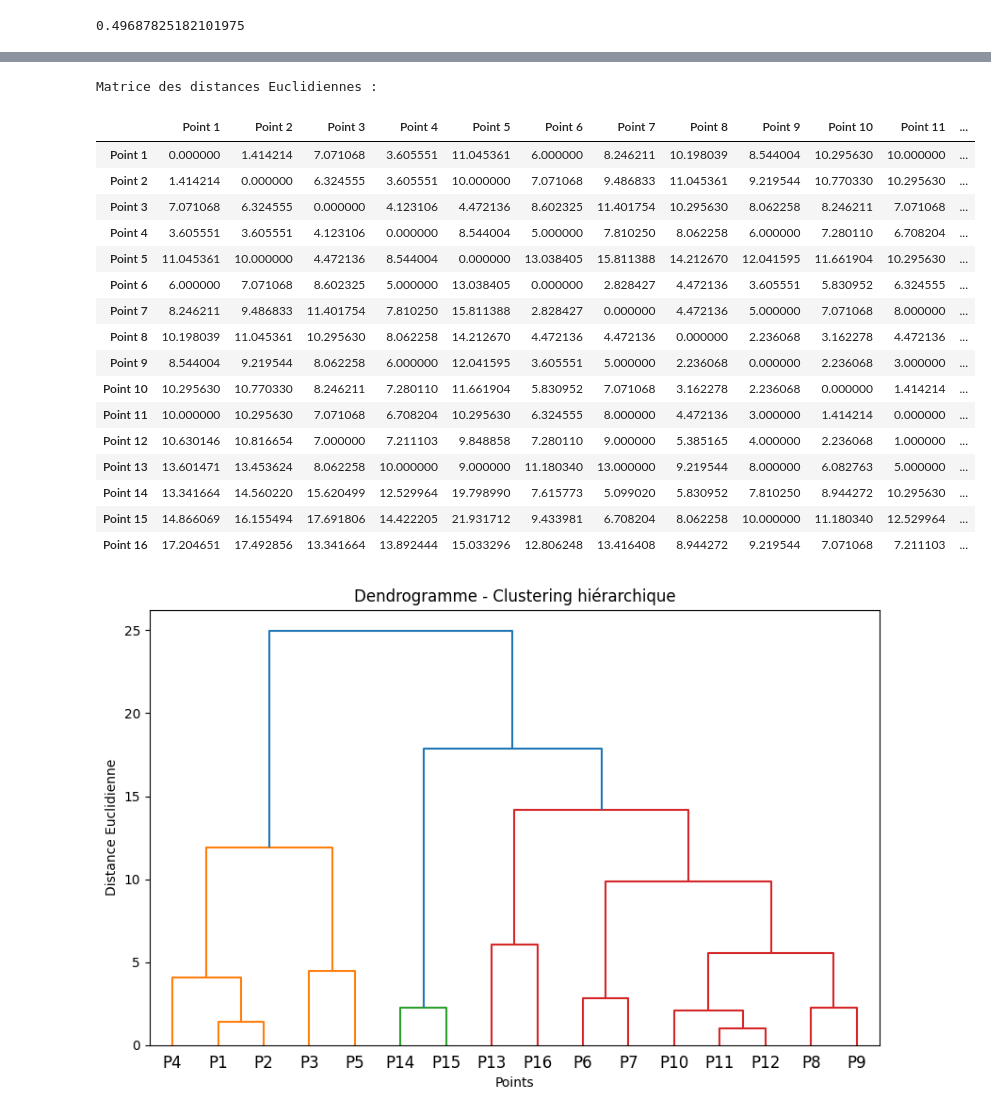
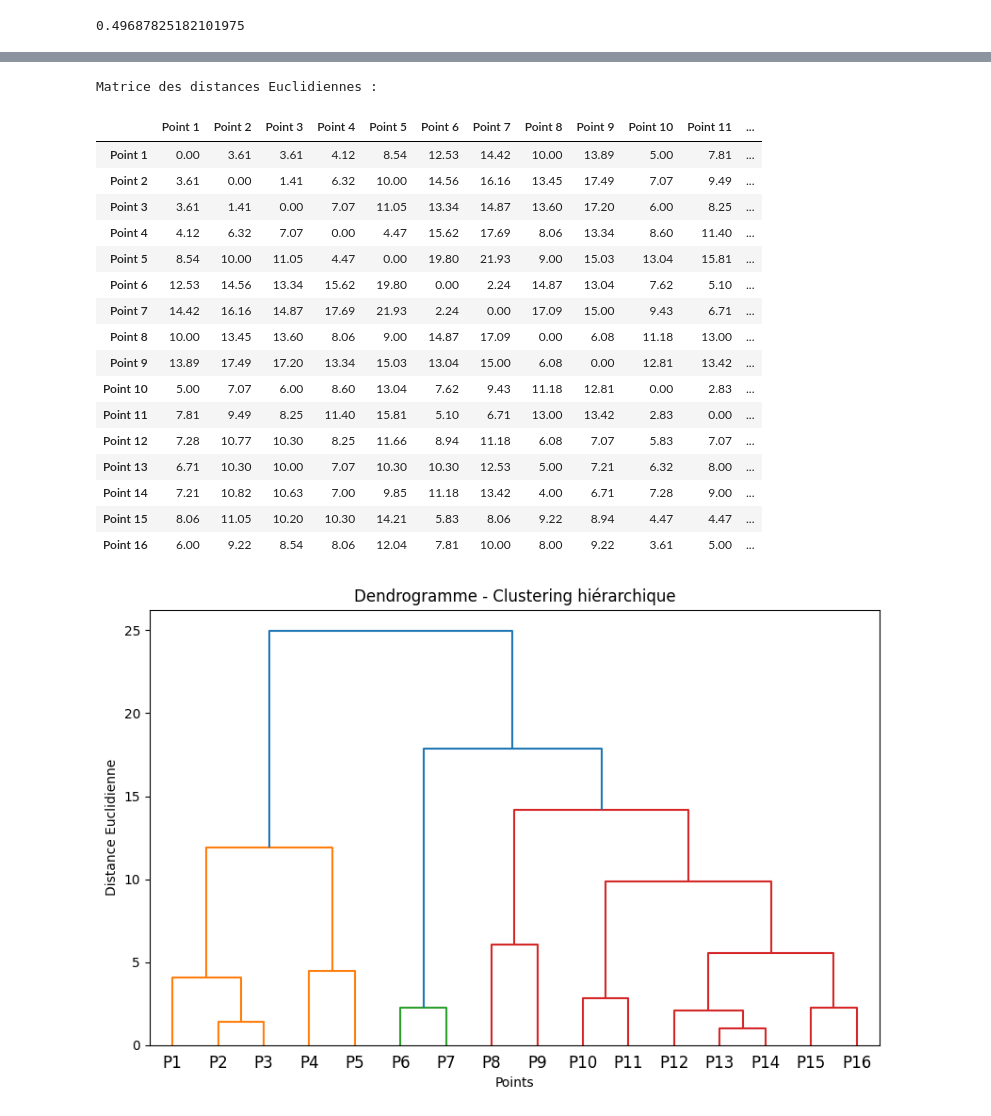
Before and after one commit to GuechtouliAnis/College-Projects, a Jupyter notebook: ARS/TP3.ipynb, the cells around one changed output, grey strips where cells are left out. Cells and saved outputs as stored; diff of their text form; code cells hidden in the pictures.

```diff
--- a/ARS/TP3.ipynb
+++ b/ARS/TP3.ipynb
@@ -171,10 +171,9 @@ from scipy.cluster.hierarchy import dendrogram, linkage, fcluster
 
 # Liste des points dans le plan cartésien
 points = np.array([
-    (-6, 5), (-7, 4), (-5, -2), (-4, 2),
-    (-7, -6), (0, 5), (2, 7), (4, 3),
-    (2, 2), (3, 0), (2, -1), (2, -2),
-    (2, -6), (7, 8), (8, 10), (8, -5)
+    (-4, 2),(-7, 4),(-6, 5), (-5, -2),
+    (-7, -6),(7, 8), (8, 10),(2, -6),  (8, -5), (0, 5), (2, 7),
+    (3, 0), (2, -1), (2, -2),(4, 3), (2, 2)
 ])
 
 # Visualisation des points
@@ -194,36 +193,35 @@ plt.show()
 # %%
 # Calcul des distances Euclidiennes entre les points
 dist_matrix = squareform(pdist(points,
                                metric='euclidean'))
 
 # Affichage de la matrice des distances sous forme de DataFrame
 dist_df = pd.DataFrame(dist_matrix,
-                       index=[f"Point {i+1}" for i in range(len(points))],
-                       columns=[f"Point {i+1}" for i in range(len(points))])
+                    index=[f"Point {i+1}" for i in range(len(points))],
+                    columns=[f"Point {i+1}" for i in range(len(points))])
 
 print("Matrice des distances Euclidiennes :")
-display(dist_df)
+dist_df.round(2)
 # %% [output]
 Matrice des distances Euclidiennes :
 |  | Point 1 | Point 2 | Point 3 | Point 4 | Point 5 | Point 6 | Point 7 | Point 8 | Point 9 | Point 10 | Point 11 | ... |
-| Point 1 | 0.000000 | 1.414214 | 7.071068 | 3.605551 | 11.045361 | 6.000000 | 8.246211 | 10.198039 | 8.544004 | 10.295630 | 10.000000 | ... |
-| Point 2 | 1.414214 | 0.000000 | 6.324555 | 3.605551 | 10.000000 | 7.071068 | 9.486833 | 11.045361 | 9.219544 | 10.770330 | 10.295630 | ... |
-| Point 3 | 7.071068 | 6.324555 | 0.000000 | 4.123106 | 4.472136 | 8.602325 | 11.401754 | 10.295630 | 8.062258 | 8.246211 | 7.071068 | ... |
-| Point 4 | 3.605551 | 3.605551 | 4.123106 | 0.000000 | 8.544004 | 5.000000 | 7.810250 | 8.062258 | 6.000000 | 7.280110 | 6.708204 | ... |
-| Point 5 | 11.045361 | 10.000000 | 4.472136 | 8.544004 | 0.000000 | 13.038405 | 15.811388 | 14.212670 | 12.041595 | 11.661904 | 10.295630 | ... |
-| Point 6 | 6.000000 | 7.071068 | 8.602325 | 5.000000 | 13.038405 | 0.000000 | 2.828427 | 4.472136 | 3.605551 | 5.830952 | 6.324555 | ... |
-| Point 7 | 8.246211 | 9.486833 | 11.401754 | 7.810250 | 15.811388 | 2.828427 | 0.000000 | 4.472136 | 5.000000 | 7.071068 | 8.000000 | ... |
-| Point 8 | 10.198039 | 11.045361 | 10.295630 | 8.062258 | 14.212670 | 4.472136 | 4.472136 | 0.000000 | 2.236068 | 3.162278 | 4.472136 | ... |
-| Point 9 | 8.544004 | 9.219544 | 8.062258 | 6.000000 | 12.041595 | 3.605551 | 5.000000 | 2.236068 | 0.000000 | 2.236068 | 3.000000 | ... |
-| Point 10 | 10.295630 | 10.770330 | 8.246211 | 7.280110 | 11.661904 | 5.830952 | 7.071068 | 3.162278 | 2.236068 | 0.000000 | 1.414214 | ... |
-| Point 11 | 10.000000 | 10.295630 | 7.071068 | 6.708204 | 10.295630 | 6.324555 | 8.000000 | 4.472136 | 3.000000 | 1.414214 | 0.000000 | ... |
-| Point 12 | 10.630146 | 10.816654 | 7.000000 | 7.211103 | 9.848858 | 7.280110 | 9.000000 | 5.385165 | 4.000000 | 2.236068 | 1.000000 | ... |
-| Point 13 | 13.601471 | 13.453624 | 8.062258 | 10.000000 | 9.000000 | 11.180340 | 13.000000 | 9.219544 | 8.000000 | 6.082763 | 5.000000 | ... |
-| Point 14 | 13.341664 | 14.560220 | 15.620499 | 12.529964 | 19.798990 | 7.615773 | 5.099020 | 5.830952 | 7.810250 | 8.944272 | 10.295630 | ... |
-| Point 15 | 14.866069 | 16.155494 | 17.691806 | 14.422205 | 21.931712 | 9.433981 | 6.708204 | 8.062258 | 10.000000 | 11.180340 | 12.529964 | ... |
-| Point 16 | 17.204651 | 17.492856 | 13.341664 | 13.892444 | 15.033296 | 12.806248 | 13.416408 | 8.944272 | 9.219544 | 7.071068 | 7.211103 | ... |
+| Point 1 | 0.00 | 3.61 | 3.61 | 4.12 | 8.54 | 12.53 | 14.42 | 10.00 | 13.89 | 5.00 | 7.81 | ... |
+| Point 2 | 3.61 | 0.00 | 1.41 | 6.32 | 10.00 | 14.56 | 16.16 | 13.45 | 17.49 | 7.07 | 9.49 | ... |
+| Point 3 | 3.61 | 1.41 | 0.00 | 7.07 | 11.05 | 13.34 | 14.87 | 13.60 | 17.20 | 6.00 | 8.25 | ... |
+| Point 4 | 4.12 | 6.32 | 7.07 | 0.00 | 4.47 | 15.62 | 17.69 | 8.06 | 13.34 | 8.60 | 11.40 | ... |
+| Point 5 | 8.54 | 10.00 | 11.05 | 4.47 | 0.00 | 19.80 | 21.93 | 9.00 | 15.03 | 13.04 | 15.81 | ... |
+| Point 6 | 12.53 | 14.56 | 13.34 | 15.62 | 19.80 | 0.00 | 2.24 | 14.87 | 13.04 | 7.62 | 5.10 | ... |
+| Point 7 | 14.42 | 16.16 | 14.87 | 17.69 | 21.93 | 2.24 | 0.00 | 17.09 | 15.00 | 9.43 | 6.71 | ... |
+| Point 8 | 10.00 | 13.45 | 13.60 | 8.06 | 9.00 | 14.87 | 17.09 | 0.00 | 6.08 | 11.18 | 13.00 | ... |
+| Point 9 | 13.89 | 17.49 | 17.20 | 13.34 | 15.03 | 13.04 | 15.00 | 6.08 | 0.00 | 12.81 | 13.42 | ... |
+| Point 10 | 5.00 | 7.07 | 6.00 | 8.60 | 13.04 | 7.62 | 9.43 | 11.18 | 12.81 | 0.00 | 2.83 | ... |
+| Point 11 | 7.81 | 9.49 | 8.25 | 11.40 | 15.81 | 5.10 | 6.71 | 13.00 | 13.42 | 2.83 | 0.00 | ... |
+| Point 12 | 7.28 | 10.77 | 10.30 | 8.25 | 11.66 | 8.94 | 11.18 | 6.08 | 7.07 | 5.83 | 7.07 | ... |
+| Point 13 | 6.71 | 10.30 | 10.00 | 7.07 | 10.30 | 10.30 | 12.53 | 5.00 | 7.21 | 6.32 | 8.00 | ... |
+| Point 14 | 7.21 | 10.82 | 10.63 | 7.00 | 9.85 | 11.18 | 13.42 | 4.00 | 6.71 | 7.28 | 9.00 | ... |
+| Point 15 | 8.06 | 11.05 | 10.20 | 10.30 | 14.21 | 5.83 | 8.06 | 9.22 | 8.94 | 4.47 | 4.47 | ... |
+| Point 16 | 6.00 | 9.22 | 8.54 | 8.06 | 12.04 | 7.81 | 10.00 | 8.00 | 9.22 | 3.61 | 5.00 | ... |
 # %%
-# ---- Cellule 3 : Méthode hiérarchique ascendante ----
 # Appliquer la méthode de linkage
 linkage_matrix = linkage(points, method='ward')
 
@@ -235,7 +233,7 @@ plt.xlabel("Points")
 plt.ylabel("Distance Euclidienne")
 plt.show()
 # %% [output]
-[figure, old version]
+[figure, new version]
 # %%
 # Découper le dendrogramme en deux clusters principaux
 clusters = fcluster(linkage_matrix, 2, criterion='maxclust')
```
Also changed, not shown: parts of 2 cells of this notebook.
